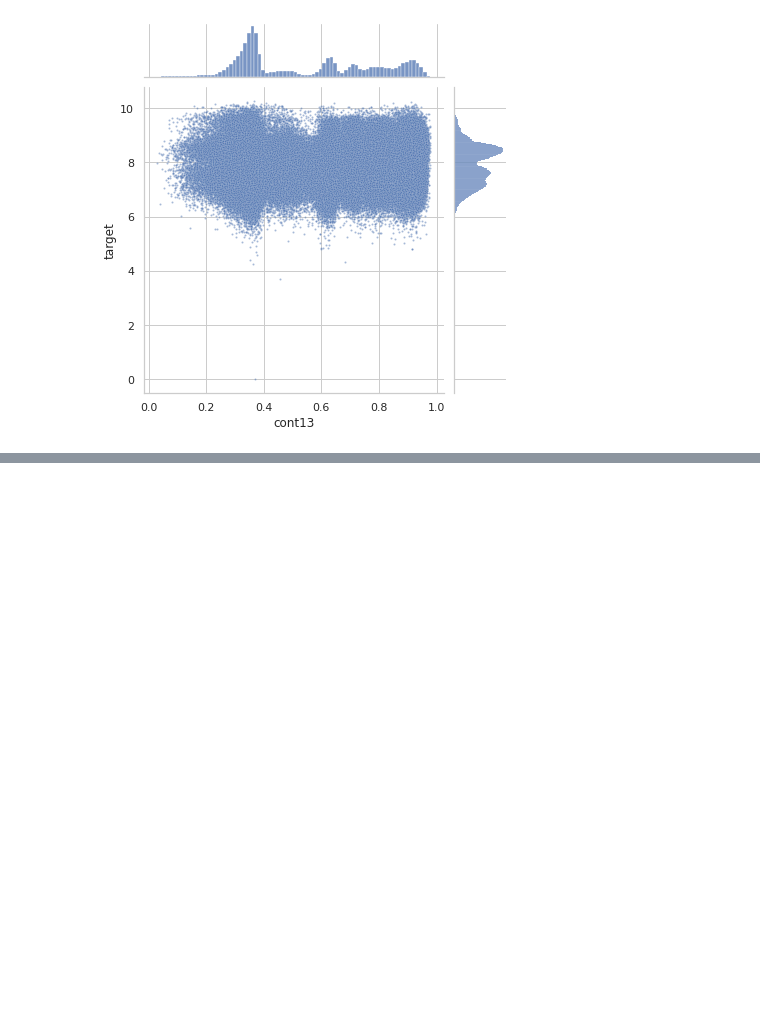
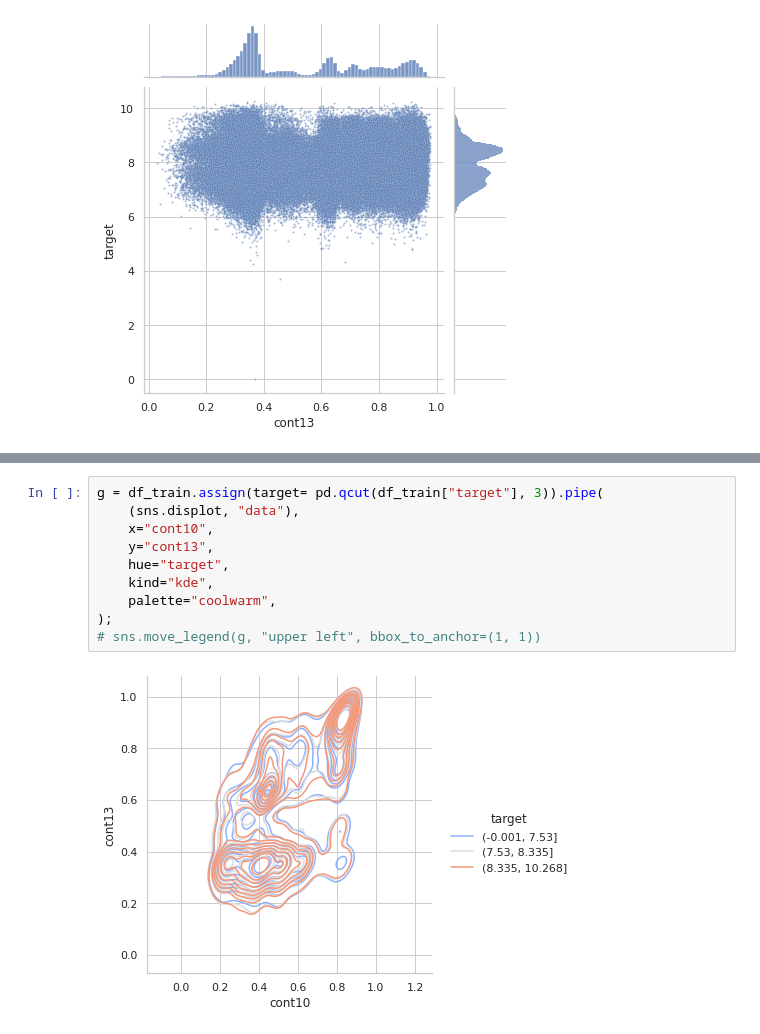
Before and after one commit to savioursho/tabular-playground-series-jan-2021, a Jupyter notebook: notebooks/05-eda.ipynb, the cells around one changed output, grey strips where cells are left out. Drawn from its saved outputs; the diff is of its cells as text; blank space fills up the shorter version.

```diff
--- a/notebooks/05-eda.ipynb
+++ b/notebooks/05-eda.ipynb
@@ -147,0 +159,12 @@ sns.jointplot(
+# %%
+g = df_train.assign(target= pd.qcut(df_train["target"], 3)).pipe(
+    (sns.displot, "data"),
+    x="cont10",
+    y="cont13",
+    hue="target",
+    kind="kde",
+    palette="coolwarm",
+);
+# sns.move_legend(g, "upper left", bbox_to_anchor=(1, 1))
+# %% [output]
+[figure, added]
```
Also changed, not shown: parts of 8 cells of this notebook, 1 other file.
